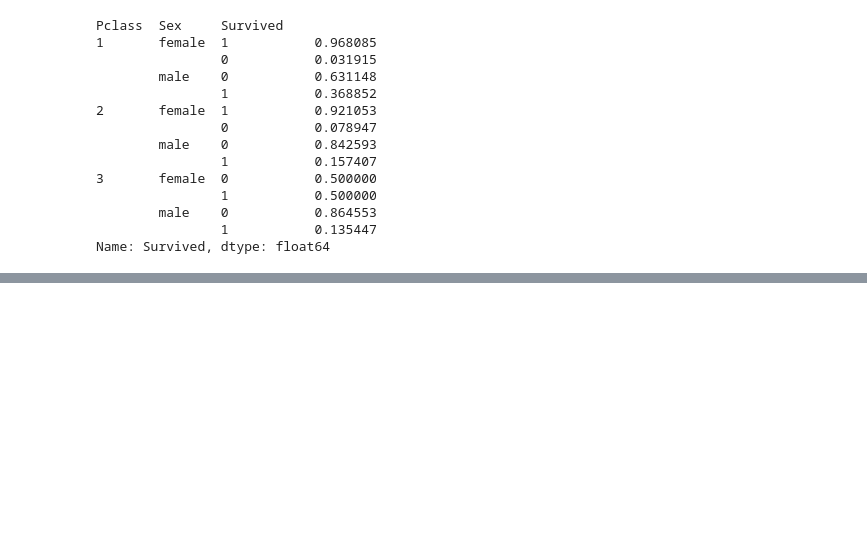
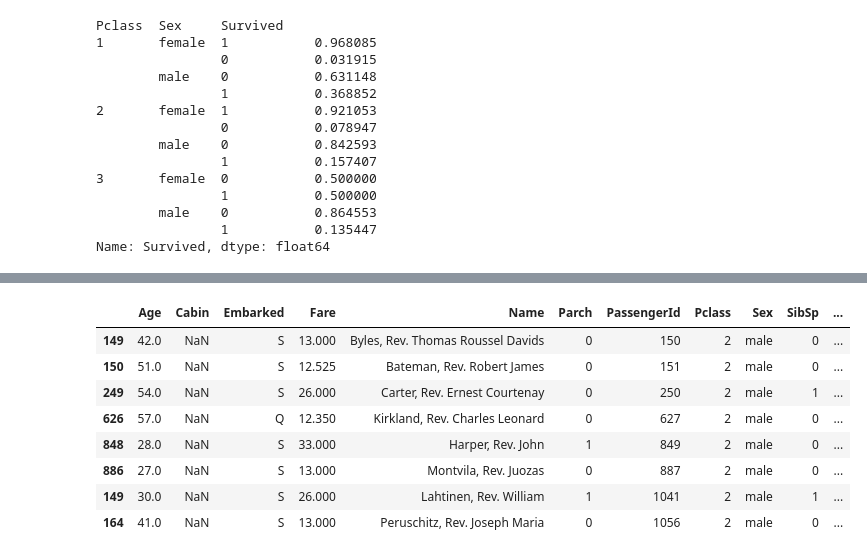
Before and after one commit to adrianoff/ml_coursera, a Jupyter notebook: training/titanic/src/titanic.ipynb, the cells around one changed output, grey strips where cells are left out. Drawn from its saved outputs; the diff is of its cells as text; code cells hidden in the pictures; blank space fills up the shorter version.

```diff
--- a/training/titanic/src/titanic.ipynb
+++ b/training/titanic/src/titanic.ipynb
@@ -126,0 +126,12 @@ all_data[(all_data['Sex'] == 'female') & (all_data['Age'] < 10)]
+# %%
+all_data[all_data.Name.str.contains("Rev. ")]
+# %% [output]
+|  | Age | Cabin | Embarked | Fare | Name | Parch | PassengerId | Pclass | Sex | SibSp | ... |
+| 149 | 42.0 | NaN | S | 13.000 | Byles, Rev. Thomas Roussel Davids | 0 | 150 | 2 | male | 0 | ... |
+| 150 | 51.0 | NaN | S | 12.525 | Bateman, Rev. Robert James | 0 | 151 | 2 | male | 0 | ... |
+| 249 | 54.0 | NaN | S | 26.000 | Carter, Rev. Ernest Courtenay | 0 | 250 | 2 | male | 1 | ... |
+| 626 | 57.0 | NaN | Q | 12.350 | Kirkland, Rev. Charles Leonard | 0 | 627 | 2 | male | 0 | ... |
+| 848 | 28.0 | NaN | S | 33.000 | Harper, Rev. John | 1 | 849 | 2 | male | 0 | ... |
+| 886 | 27.0 | NaN | S | 13.000 | Montvila, Rev. Juozas | 0 | 887 | 2 | male | 0 | ... |
+| 149 | 30.0 | NaN | S | 26.000 | Lahtinen, Rev. William | 1 | 1041 | 2 | male | 1 | ... |
+| 164 | 41.0 | NaN | S | 13.000 | Peruschitz, Rev. Joseph Maria | 0 | 1056 | 2 | male | 0 | ... |
```
Also changed, not shown: parts of 6 cells of this notebook.
